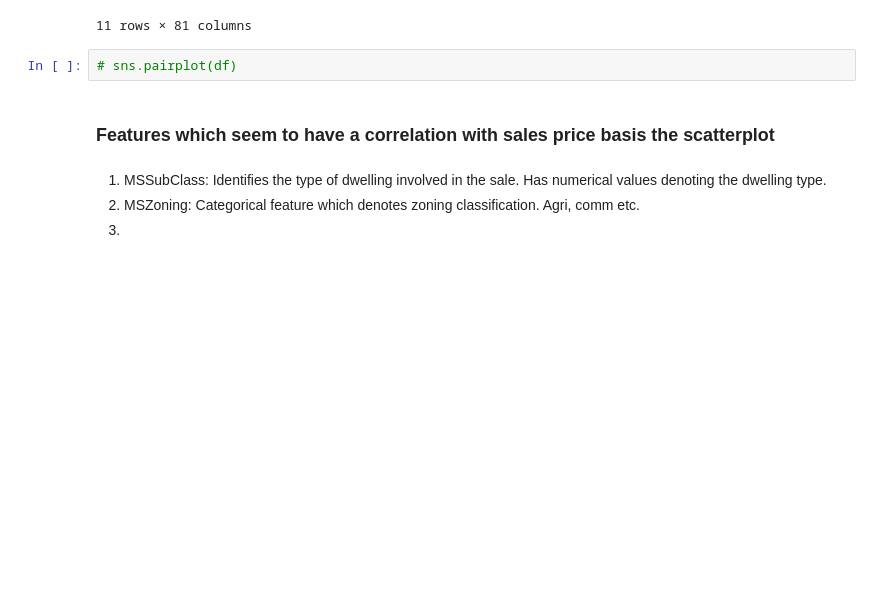
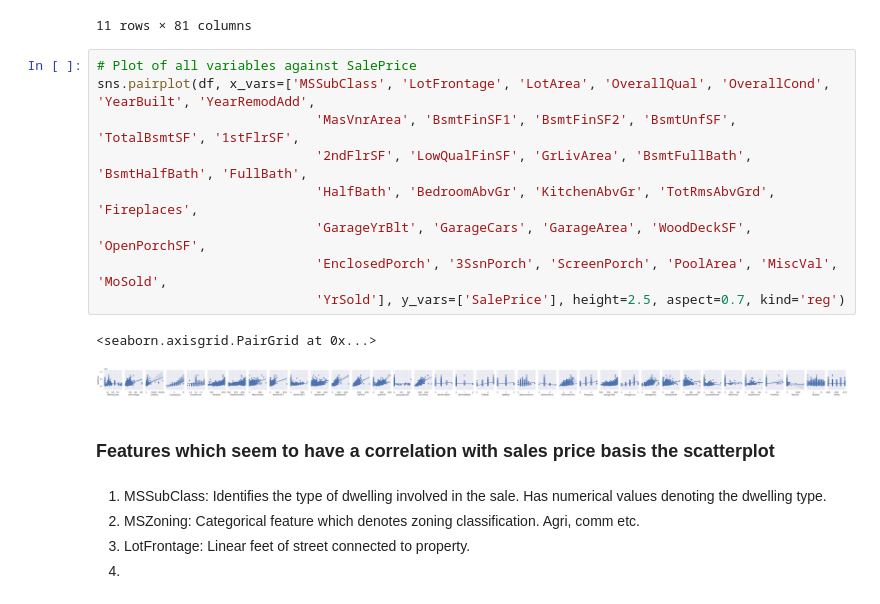
Before and after one commit to adityasngh/Kaggle-House-Prices-Regression, a Jupyter notebook: Kaggle_House_Prices_Regression.ipynb, the cells around one changed output. Saved outputs shown, nothing was run; the diff lists cells and outputs as text; blank space fills up the shorter version.

Commit message:
Changed plot type

```diff
--- a/Kaggle_House_Prices_Regression.ipynb
+++ b/Kaggle_House_Prices_Regression.ipynb
@@ -52,11 +52,22 @@ df.describe(include='all')
 | 75% | 1095.250000 | 70.000000 | NaN | 80.000000 | 11601.500000 | NaN | NaN | NaN | NaN | ... |
 | max | 1460.000000 | 190.000000 | NaN | 313.000000 | 215245.000000 | NaN | NaN | NaN | NaN | ... |
 11 rows × 81 columns
-# %%
-# sns.pairplot(df)
+# %%
+# Plot of all variables against SalePrice
+sns.pairplot(df, x_vars=['MSSubClass', 'LotFrontage', 'LotArea', 'OverallQual', 'OverallCond', 'YearBuilt', 'YearRemodAdd',
+                            'MasVnrArea', 'BsmtFinSF1', 'BsmtFinSF2', 'BsmtUnfSF', 'TotalBsmtSF', '1stFlrSF',
+                            '2ndFlrSF', 'LowQualFinSF', 'GrLivArea', 'BsmtFullBath', 'BsmtHalfBath', 'FullBath',
+                            'HalfBath', 'BedroomAbvGr', 'KitchenAbvGr', 'TotRmsAbvGrd', 'Fireplaces',
+                            'GarageYrBlt', 'GarageCars', 'GarageArea', 'WoodDeckSF', 'OpenPorchSF',
+                            'EnclosedPorch', '3SsnPorch', 'ScreenPorch', 'PoolArea', 'MiscVal', 'MoSold',
+                            'YrSold'], y_vars=['SalePrice'], height=2.5, aspect=0.7, kind='reg')
+# %% [output]
+<seaborn.axisgrid.PairGrid at 0x...>
+[figure, added]
 # %% [markdown]
 ### Features which seem to have a correlation with sales price basis the scatterplot
 # %% [markdown]
 1. MSSubClass: Identifies the type of dwelling involved in the sale. Has numerical values denoting the dwelling type.
 2. MSZoning: Categorical feature which denotes zoning classification. Agri, comm etc.
-3.
+3. LotFrontage: Linear feet of street connected to property.
+4.
```
